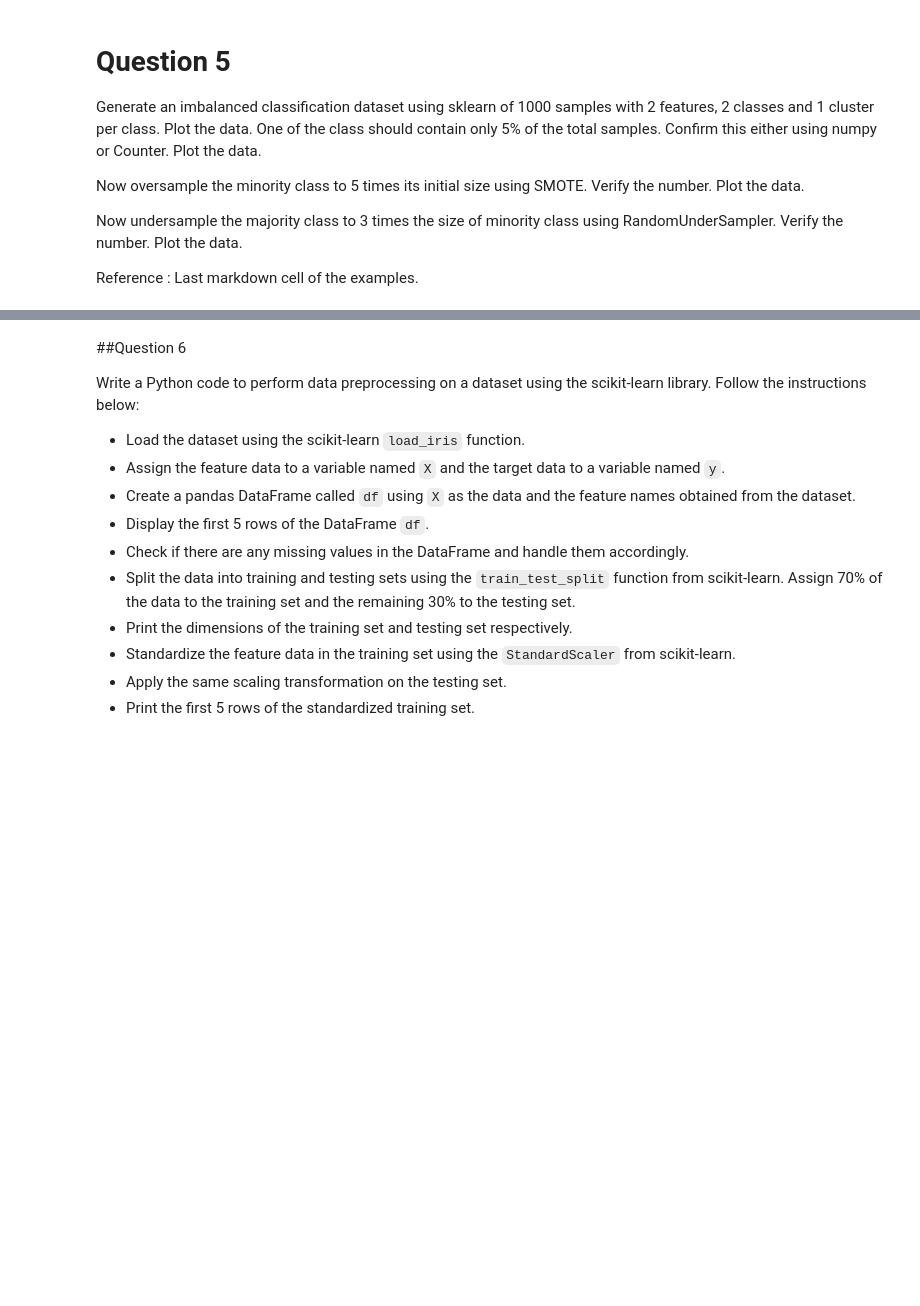
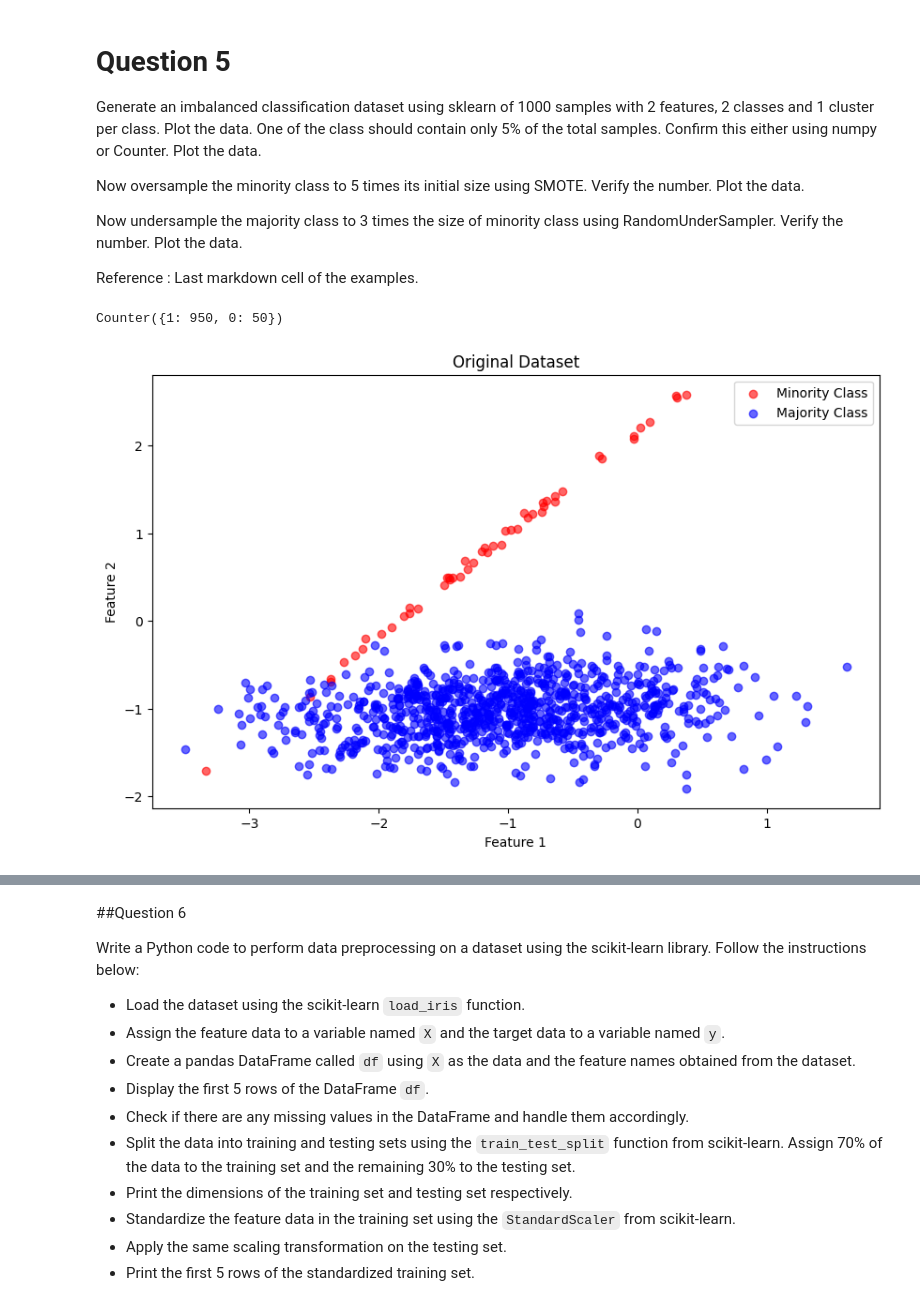
Before and after one commit to vsumityy23/week1, a Jupyter notebook: Assignment1.ipynb, the cells around one changed output, grey strips where cells are left out. Drawn from its saved outputs; the diff is of its cells as text; code cells hidden in the pictures; blank space fills up the shorter version.

```diff
--- a/Assignment1.ipynb
+++ b/Assignment1.ipynb
@@ -74,0 +80,19 @@ Reference : Last markdown cell of the examples.
+# %%
+
+# Generate imbalanced dataset
+X, y = make_classification(n_samples=1000, n_features=2, n_informative=2, n_redundant=0,
+                           n_clusters_per_class=1, weights=[0.05, 0.95], flip_y=0)
+
+print(Counter(y))
+
+plt.figure(figsize=(10, 6))
+plt.scatter(X[y == 0][:, 0], X[y == 0][:, 1], label='Minority Class', color='red', alpha=0.6)
+plt.scatter(X[y == 1][:, 0], X[y == 1][:, 1], label='Majority Class', color='blue', alpha=0.6)
+plt.title('Original Dataset')
+plt.xlabel('Feature 1')
+plt.ylabel('Feature 2')
+plt.legend()
+plt.show()
+# %% [output]
+Counter({1: 950, 0: 50})
+[figure, added]
```
Also changed, not shown: parts of 2 cells of this notebook.
